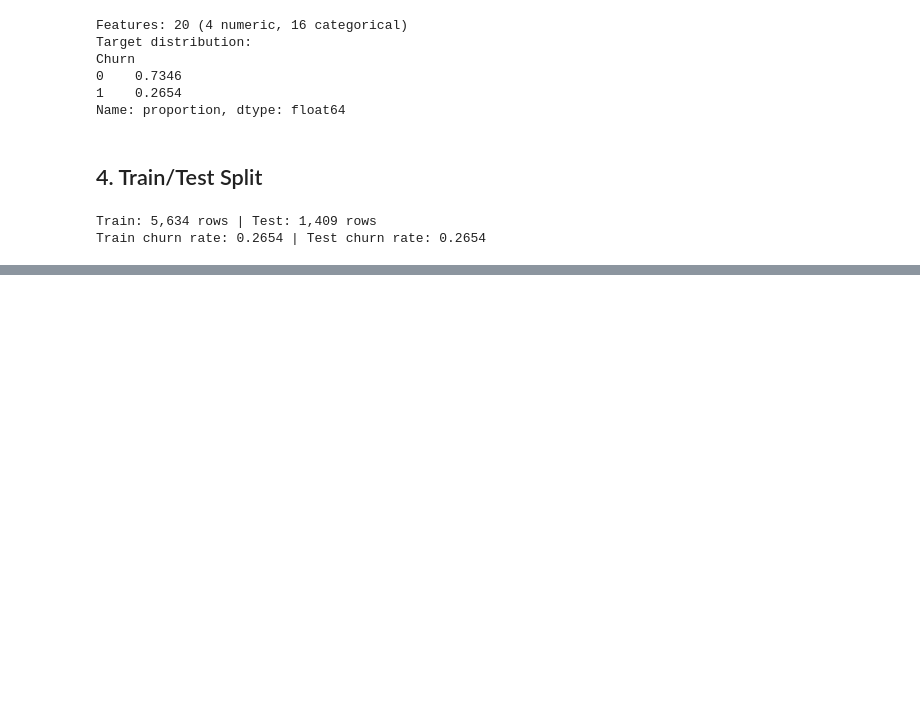
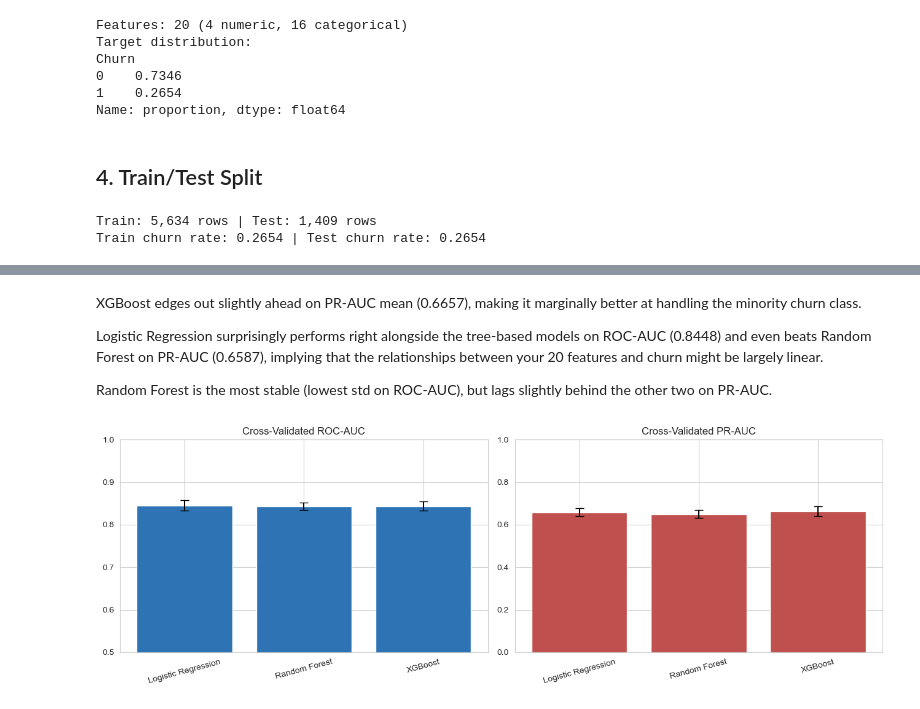
Before and after one commit to danielowuor/Customer-Retention-Intelligence-System, a Jupyter notebook: notebooks/03_classification_benchmarking.ipynb, the cells around one changed output, grey strips where cells are left out. Cells and saved outputs as stored; diff of their text form; code cells hidden in the pictures; blank space fills up the shorter version.

Commit message:
feat: build preprocessing pipeline, benchmark models, and select final model

```diff
--- a/notebooks/03_classification_benchmarking.ipynb
+++ b/notebooks/03_classification_benchmarking.ipynb
@@ -119,0 +122,7 @@ Train churn rate: 0.2654 | Test churn rate: 0.2654
+# %%
+preprocessor = ColumnTransformer(
+    transformers=[
+        ("num", StandardScaler(), numeric_features),
+        ("cat", OneHotEncoder(handle_unknown="ignore", drop="if_binary"), categorical_features),
+    ]
+)
@@ -119,0 +177,26 @@ Train churn rate: 0.2654 | Test churn rate: 0.2654
+# %% [markdown]
+XGBoost edges out slightly ahead on PR-AUC mean (0.6657), making it marginally better at handling the minority churn class.
+
+Logistic Regression surprisingly performs right alongside the tree-based models on ROC-AUC (0.8448) and even beats Random Forest on PR-AUC (0.6587), implying that the relationships between your 20 features and churn might be largely linear.
+
+Random Forest is the most stable (lowest std on ROC-AUC), but lags slightly behind the other two on PR-AUC.
+# %%
+fig, axes = plt.subplots(1, 2, figsize=(13, 4.5))
+
+axes[0].bar(cv_results_df["model"], cv_results_df["roc_auc_mean"],
+            yerr=cv_results_df["roc_auc_std"], color="#2E74B5", capsize=5)
+axes[0].set_title("Cross-Validated ROC-AUC")
+axes[0].set_ylim(0.5, 1.0)
+
+axes[1].bar(cv_results_df["model"], cv_results_df["pr_auc_mean"],
+            yerr=cv_results_df["pr_auc_std"], color="#C0504D", capsize=5)
+axes[1].set_title("Cross-Validated PR-AUC")
+axes[1].set_ylim(0, 1.0)
+
+for ax in axes:
+    ax.set_xticklabels(ax.get_xticklabels(), rotation=15)
+
+plt.tight_layout()
+plt.show()
+# %% [output]
+[figure, added]
```
Also changed, not shown: parts of 10 cells of this notebook.
